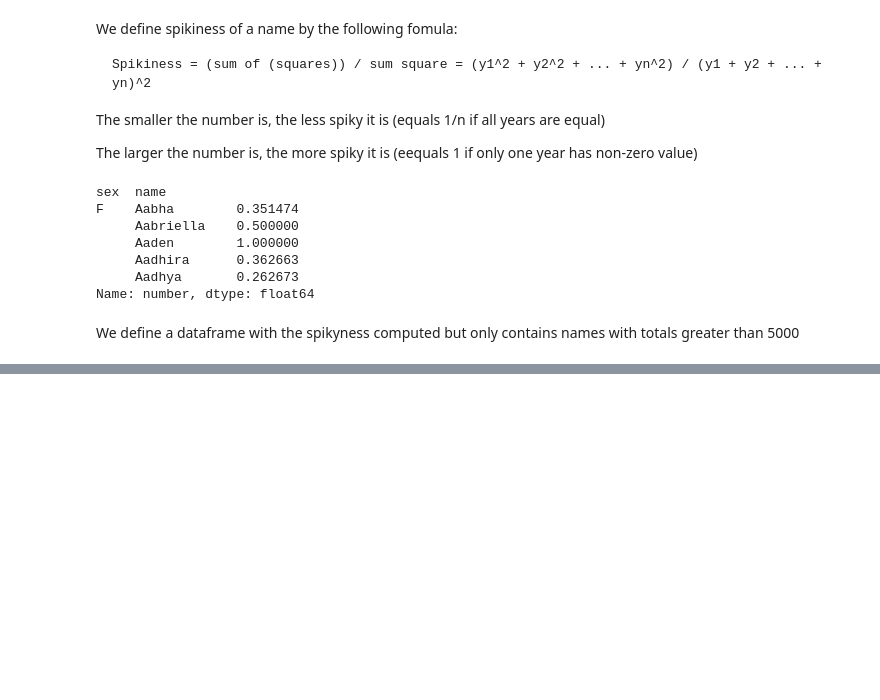
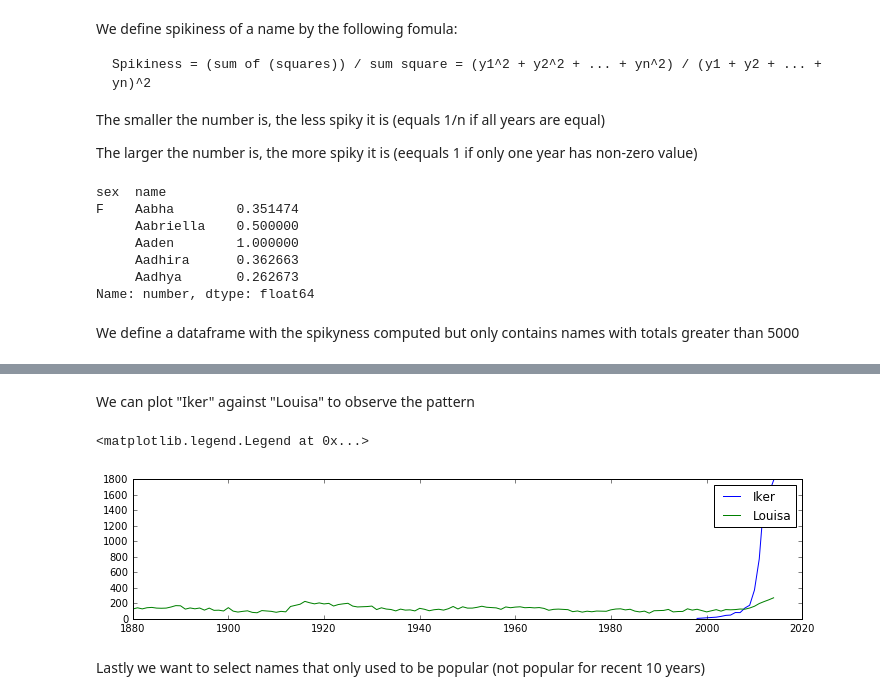
Before and after one commit to yuwei-jacque-wang/Learn, a Jupyter notebook: Python_Data_Analysis_MV/BabyName_w_Pandas/BabyName_w_Pandas.ipynb, the cells around one changed output, grey strips where cells are left out. Drawn from its saved outputs; the diff is of its cells as text; code cells hidden in the pictures; blank space fills up the shorter version.

```diff
--- a/Python_Data_Analysis_MV/BabyName_w_Pandas/BabyName_w_Pandas.ipynb
+++ b/Python_Data_Analysis_MV/BabyName_w_Pandas/BabyName_w_Pandas.ipynb
@@ -356,0 +357,14 @@ Name: number, dtype: float64
+# %% [markdown]
+We can plot "Iker" against "Louisa" to observe the pattern
+# %%
+pp.figure(figsize=(12,2.5))
+
+plotname('M','Iker')
+plotname('F','Louisa')
+
+pp.legend(['Iker','Louisa'])
+# %% [output]
+<matplotlib.legend.Legend at 0x...>
+[figure, added]
+# %% [markdown]
+Lastly we want to select names that only used to be popular (not popular for recent 10 years)
```
Also changed, not shown: parts of 11 cells of this notebook.
